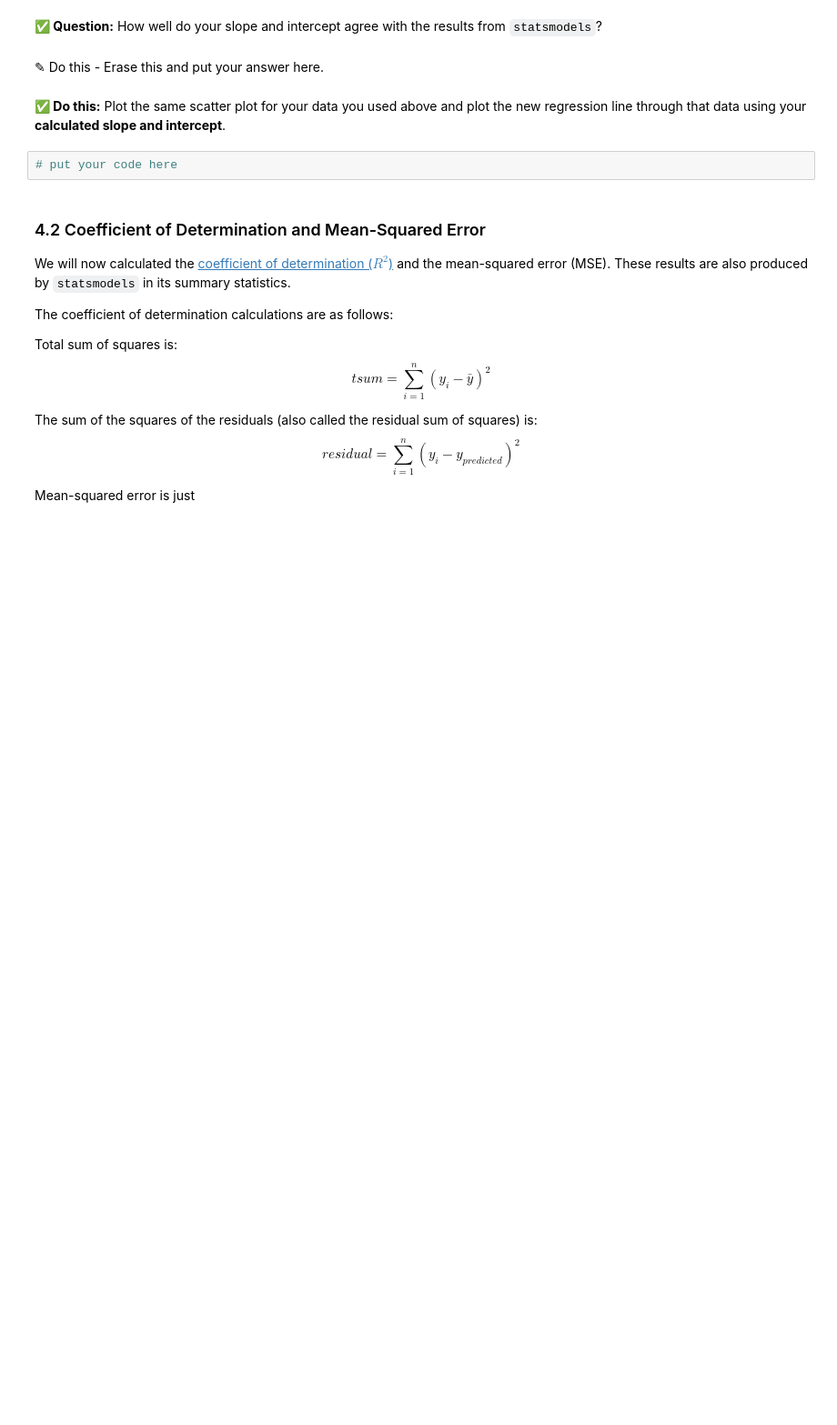
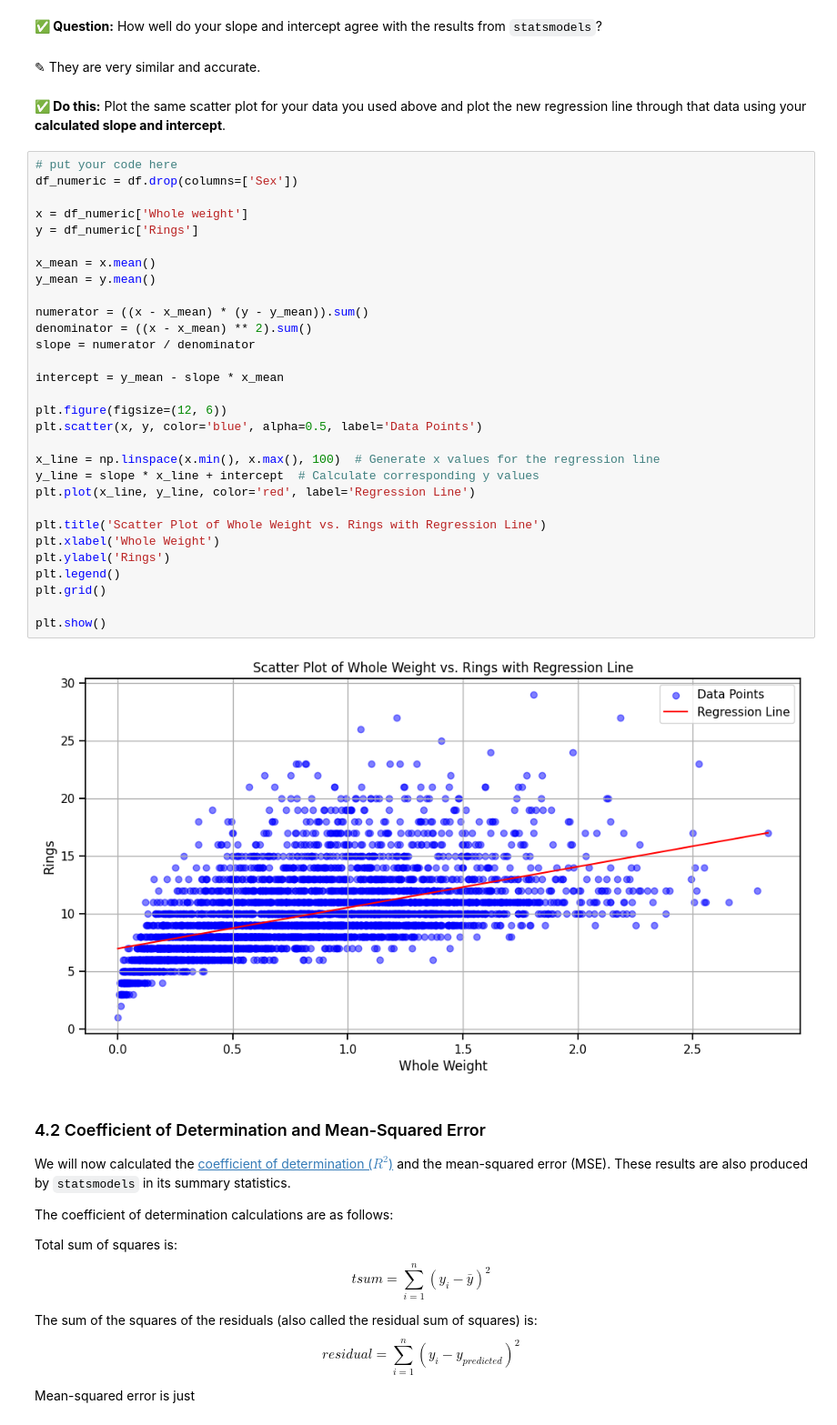
Before and after one commit to vedachan/CMSE202-f24-turnin, a Jupyter notebook: Day-13_In-Class-Regression-STUDENT.ipynb, the cells around one changed output. Shown: that part at 91% size. Drawn from its saved outputs; the diff is of its cells as text; blank space fills up the shorter version.

```diff
--- a/Day-13_In-Class-Regression-STUDENT.ipynb
+++ b/Day-13_In-Class-Regression-STUDENT.ipynb
@@ -361,11 +379,41 @@ $$ intercept = \bar{y} - slope*\bar{x} $$
 # %% [markdown]
 **&#9989; Question:** How well do your slope and intercept agree with the results from `statsmodels`?
 # %% [markdown]
-<font size=+3>&#9998;</font> Do this - Erase this and put your answer here.
+<font size=+3>&#9998;</font> They are very similar and accurate.
 # %% [markdown]
 **&#9989; Do this:**  Plot the same scatter plot for your data you used above and plot the new regression line through that data using your **calculated slope and intercept**.
-# %%
-# put your code here
+# %%
+# put your code here
+df_numeric = df.drop(columns=['Sex'])
+
+x = df_numeric['Whole weight']
+y = df_numeric['Rings']
+
+x_mean = x.mean()
+y_mean = y.mean()
+
+numerator = ((x - x_mean) * (y - y_mean)).sum()
+denominator = ((x - x_mean) ** 2).sum()
+slope = numerator / denominator
+
+intercept = y_mean - slope * x_mean
+
+plt.figure(figsize=(12, 6))
+plt.scatter(x, y, color='blue', alpha=0.5, label='Data Points')
+
+x_line = np.linspace(x.min(), x.max(), 100)  # Generate x values for the regression line
+y_line = slope * x_line + intercept  # Calculate corresponding y values
+plt.plot(x_line, y_line, color='red', label='Regression Line')
+
+plt.title('Scatter Plot of Whole Weight vs. Rings with Regression Line')
+plt.xlabel('Whole Weight')
+plt.ylabel('Rings')
+plt.legend()
+plt.grid()
+
+plt.show()
+# %% [output]
+[figure, added]
 # %% [markdown]
 ### 4.2 Coefficient of Determination and Mean-Squared Error
 
```
Also changed, not shown: parts of 8 cells of this notebook.
